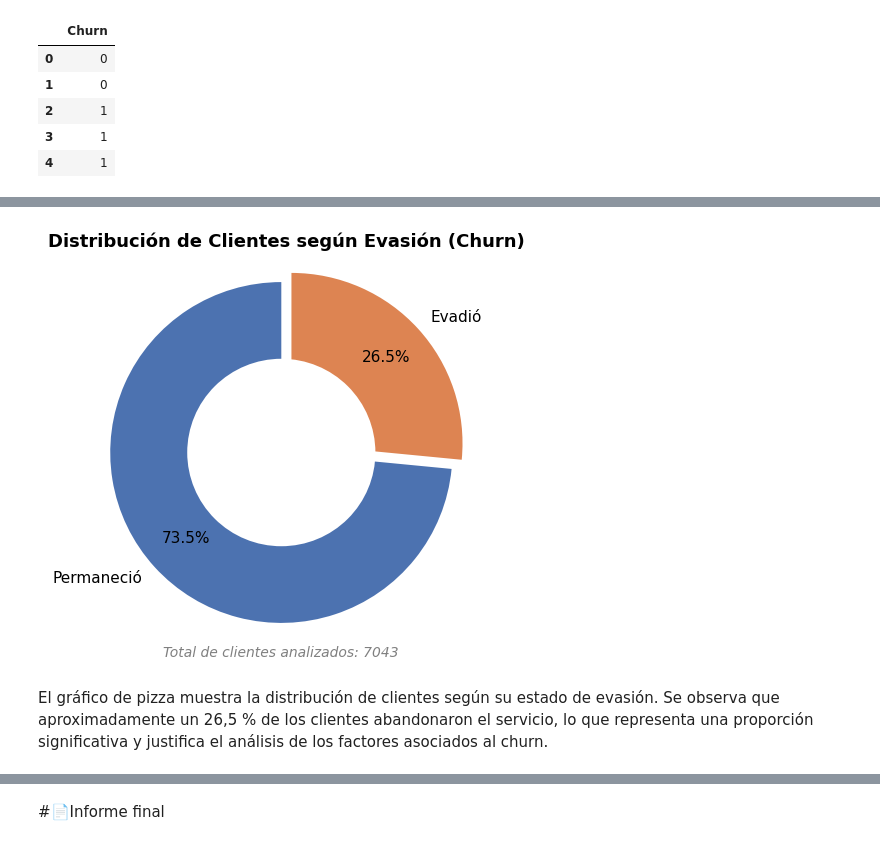
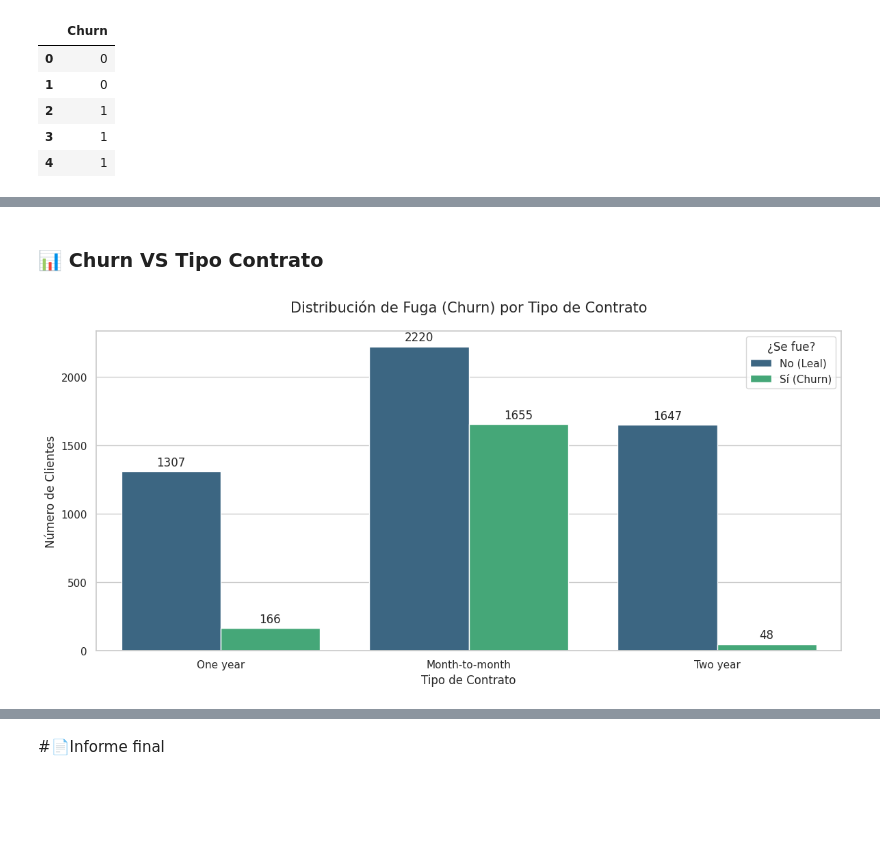
Before and after one commit to DaniGa-Mo/Challenge_TelecomX, a Jupyter notebook: TelecomX_LATAM.ipynb, the cells around one changed output, grey strips where cells are left out. Saved outputs shown, nothing was run; the diff lists cells and outputs as text; code cells hidden in the pictures; blank space fills up the shorter version.

```diff
--- a/TelecomX_LATAM.ipynb
+++ b/TelecomX_LATAM.ipynb
@@ -392,43 +447,34 @@ import matplotlib.pyplot as plt
 # %%
 # Valores
 churn_counts = df_churn.value_counts().sort_index()
-# %%
-# Gráfico
-labels = ['Permaneció', 'Evadió']
-sizes = churn_counts
-
-# Colores profesionales
-colors = ['#4C72B0', '#DD8452']  # azul / naranja
-explode = (0, 0.08)  # resalta evasión suavemente
-
-plt.figure(figsize=(5,5))
-
-plt.pie(
-    sizes,
-    labels=labels,
-    autopct='%1.1f%%',
-    startangle=90,
-    explode=explode,
-    colors=colors,
-    pctdistance=0.75,
-    textprops={'fontsize': 11}
-)
-
-# Círculo central para aspecto limpio
-centre_circle = plt.Circle((0, 0), 0.55, fc='white')
-plt.gca().add_artist(centre_circle)
-
-plt.title(
-    'Distribución de Clientes según Evasión (Churn)',
-    fontsize=13,
-    fontweight='bold'
-)
-plt.text(0, -1.2, f'Total de clientes analizados: {sum(sizes)}',
-         ha='center', fontsize=10, color='gray', style='italic')
-
-plt.axis('equal')
-plt.show()
-# %% [output]
-[figure, removed]
-# %% [markdown]
-El gráfico de pizza muestra la distribución de clientes según su estado de evasión. Se observa que aproximadamente un 26,5 % de los clientes abandonaron el servicio, lo que representa una proporción significativa y justifica el análisis de los factores asociados al churn.
+# %% [markdown]
+### 📊 Churn VS Tipo Contrato
+# %%
+# Configuramos el estilo
+sns.set_theme(style="whitegrid")
+
+plt.figure(figsize=(12, 6))
+
+# Adaptamos x a 'customer.contract_type'
+ax = sns.countplot(
+    x='account.Contract',
+    hue='Churn',
+    data=df_normalizado,
+    palette='viridis'
+)
+
+# Añadimos etiquetas de datos sobre cada barra (Cantidades exactas)
+for container in ax.containers:
+    ax.bar_label(container, padding=3)
+
+# Personalización adaptada al contrato
+plt.title('Distribución de Fuga (Churn) por Tipo de Contrato', fontsize=15, pad=20)
+plt.xlabel('Tipo de Contrato', fontsize=12)
+plt.ylabel('Número de Clientes', fontsize=12)
+plt.legend(title='¿Se fue?', labels=['No (Leal)', 'Sí (Churn)'])
+
+# Ajustamos los límites para que no se corten los números arriba
+plt.tight_layout()
+plt.show()
+# %% [output]
+[figure, added]
```
Also changed, not shown: parts of 31 cells of this notebook.
